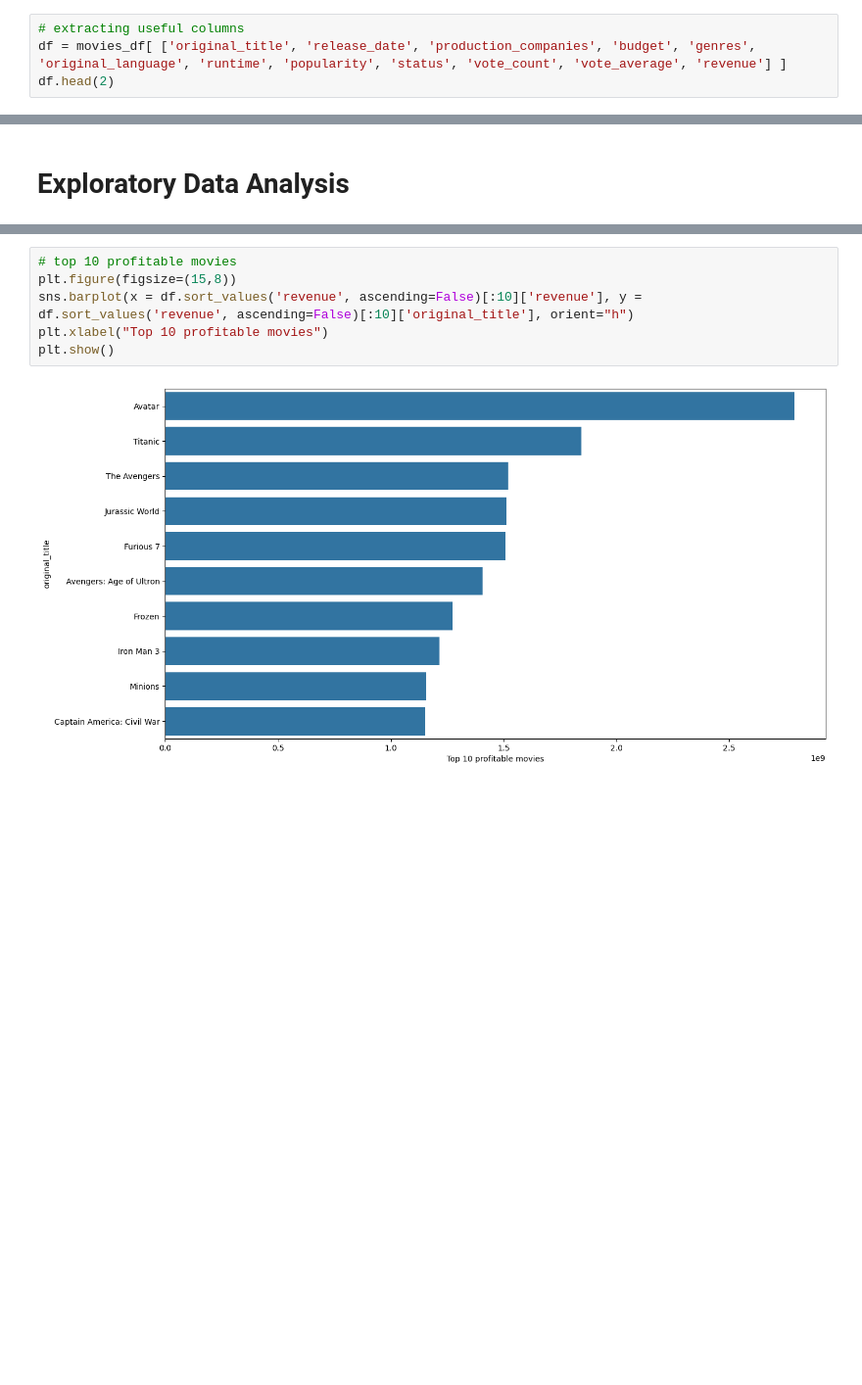
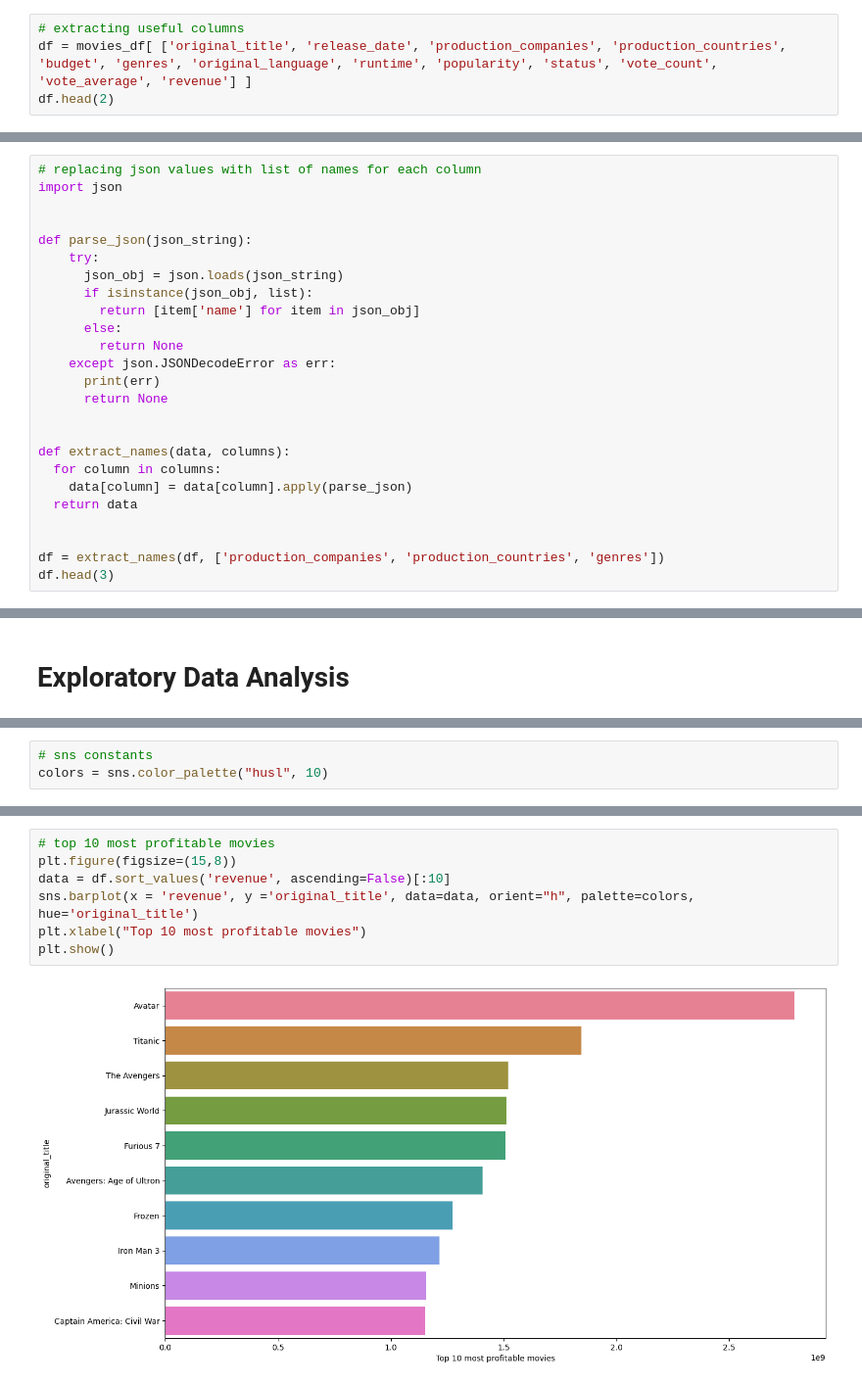
Before and after one commit to ZeynabRostami/tmdb-eda-modelling-recommender-system, a Jupyter notebook: Movies_Analysis.ipynb, the cells around one changed output, grey strips where cells are left out. Shown at 98% size. Cells and saved outputs as stored; diff of their text form; blank space fills up the shorter version.

```diff
--- a/Movies_Analysis.ipynb
+++ b/Movies_Analysis.ipynb
@@ -60,6 +60,6 @@ Index(['budget', 'genres', 'homepage', 'id', 'keywords', 'original_language',
       dtype='object')
 # %%
 # extracting useful columns
-df = movies_df[ ['original_title', 'release_date', 'production_companies', 'budget', 'genres', 'original_language', 'runtime', 'popularity', 'status', 'vote_count', 'vote_average', 'revenue'] ]
+df = movies_df[ ['original_title', 'release_date', 'production_companies', 'production_countries', 'budget', 'genres', 'original_language', 'runtime', 'popularity', 'status', 'vote_count', 'vote_average', 'revenue'] ]
 df.head(2)
 # %% [output]
@@ -68,0 +69,25 @@ df.head(2)
+# %%
+# replacing json values with list of names for each column
+import json
+
+
+def parse_json(json_string):
+    try:
+      json_obj = json.loads(json_string)
+      if isinstance(json_obj, list):
+        return [item['name'] for item in json_obj]
+      else:
+        return None
+    except json.JSONDecodeError as err:
+      print(err)
+      return None
+
+
+def extract_names(data, columns):
+  for column in columns:
+    data[column] = data[column].apply(parse_json)
+  return data
+
+
+df = extract_names(df, ['production_companies', 'production_countries', 'genres'])
+df.head(3)
@@ -92,3 +127,6 @@ See the caveats in the documentation: https://pandas.pydata.org/pandas-docs/stab
+# %%
+# sns constants
+colors = sns.color_palette("husl", 10)
 # %%
 # profit from all movies for each year
 yearly_revenue = df.groupby(['year'])['revenue'].sum().reset_index(name='yearly_revenue')
@@ -99,8 +137,9 @@ sns.lineplot(x=yearly_revenue.year, y=yearly_revenue.yearly_revenue)
 # %%
-# top 10 profitable movies
+# top 10 most profitable movies
 plt.figure(figsize=(15,8))
-sns.barplot(x = df.sort_values('revenue', ascending=False)[:10]['revenue'], y = df.sort_values('revenue', ascending=False)[:10]['original_title'], orient="h")
-plt.xlabel("Top 10 profitable movies")
+data = df.sort_values('revenue', ascending=False)[:10]
+sns.barplot(x = 'revenue', y ='original_title', data=data, orient="h", palette=colors, hue='original_title')
+plt.xlabel("Top 10 most profitable movies")
 plt.show()
 # %% [output]
-[figure, old version]
+[figure, new version]
```
Also changed, not shown: parts of 10 cells of this notebook.
